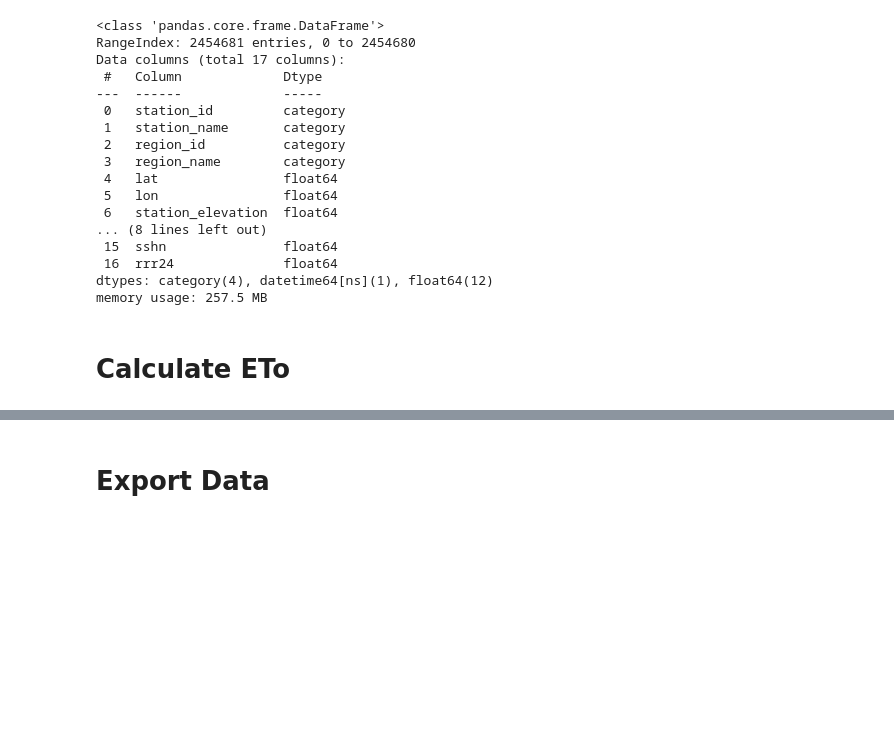
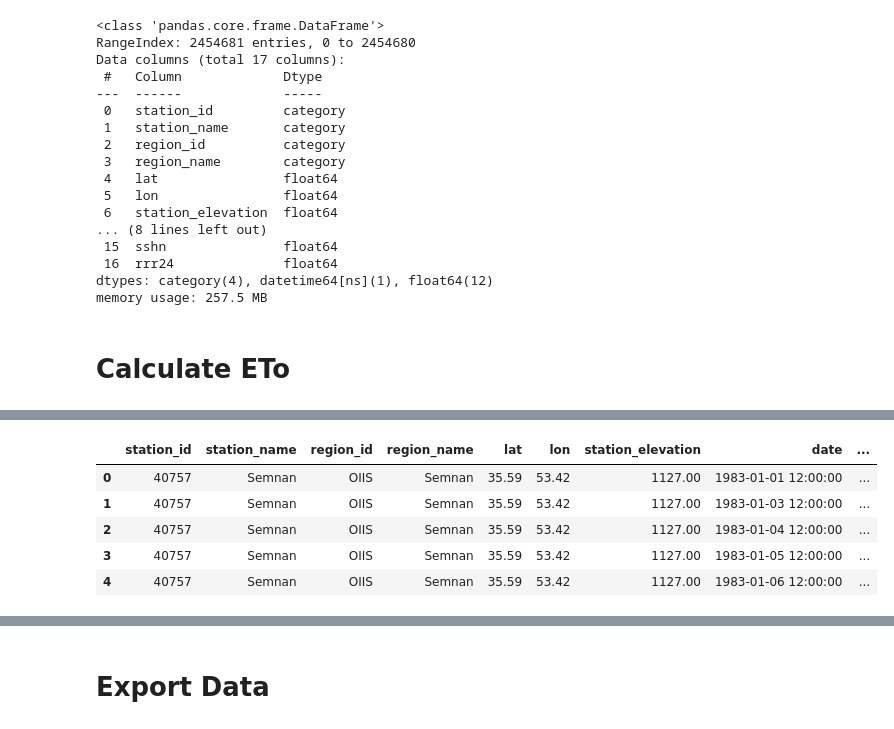
Before and after one commit to shirazialianpooya/panel-data-eto, a Jupyter notebook: src/Python/_02_Calculate_ETo.ipynb, the cells around one changed output, grey strips where cells are left out. Drawn from its saved outputs; the diff is of its cells as text; code cells hidden in the pictures; blank space fills up the shorter version.

```diff
--- a/src/Python/_02_Calculate_ETo.ipynb
+++ b/src/Python/_02_Calculate_ETo.ipynb
@@ -28,7 +28,7 @@ pd.set_option('display.max_colwidth', None)
 # Load Data
 # %%
 # Load Data From Pickle
-with open('../../Data/Data_Iran_1983_2022.pkl', 'rb') as f:
+with open('../../data/Data_Iran_1983_2022.pkl', 'rb') as f:
     data = pickle.load(f)
     logging.info("Data loaded from pickle file.")
 # %% [output]
@@ -57,10 +57,32 @@ memory usage: 257.5 MB
 # Calculate ETo
 # %%
 import pyet
+
 
 def calculate_eto(group):
     print(f"Calculating ETo for station {group.name}")
     group = group.set_index('date').sort_index()
+
+    # --- Variable Checking and Cleaning ---
+    # Remove duplicates
+    group = group[~group.index.duplicated(keep='first')]
+    # Drop rows with missing essential variables
+    required_vars = ['tmax', 'tmin', 'tm', 'umin', 'umax', 'um', 'ffm', 'lat', 'station_elevation', 'sshn']
+    group = group.dropna(subset=required_vars)
+    # Clip or filter out physically impossible values (example thresholds, adjust as needed)
+    group = group[(group['tm'] > -50) & (group['tm'] < 60)]
+    group = group[(group['tmax'] > -50) & (group['tmax'] < 70)]
+    group = group[(group['tmin'] > -60) & (group['tmin'] < 50)]
+    group = group[(group['ffm'] >= 0) & (group['ffm'] < 50)]
+    group = group[(group['umin'] >= 0) & (group['umin'] <= 100)]
+    group = group[(group['umax'] >= 0) & (group['umax'] <= 100)]
+    group = group[(group['um'] >= 0) & (group['um'] <= 100)]
+    group = group[(group['sshn'] >= 0) & (group['sshn'] <= 24)]
+
+    # If group is empty after cleaning, return NaNs
+    if group.empty:
+        return pd.Series(np.nan, index=group.index)
+
     tmean = group['tm']
     wind = group['ffm']
     lat = pyet.utils.deg_to_rad(lat=group['lat'].iloc[0])
@@ -89,9 +111,10 @@ def calculate_eto(group):
     #     print(f"Error with simple method for station {group.name}: {e}")
     #     return pd.Series(np.nan, index=group.index)
 
-data['eto_simple'] = data.groupby(
+
+eto_df = data.groupby(
     ['region_id', 'station_id'],
-    group_keys=False
+    group_keys=True
 ).apply(calculate_eto)
 # %% [output]
 Calculating ETo for station ('ALKK', '40752')
@@ -120,0 +137,18 @@ data
+# %%
+# Join eto_df (with MultiIndex) back to data
+# Reset index to align with data's index if needed
+if isinstance(eto_df.index, pd.MultiIndex):
+    eto_df = eto_df.reset_index()
+    # Merge on region_id, station_id, and date
+    data = pd.merge(data, eto_df, on=['region_id', 'station_id', 'date'], how='left')
+else:
+    data = data.join(eto_df)
+
+data.head()
+# %% [output]
+|  | station_id | station_name | region_id | region_name | lat | lon | station_elevation | date | ... |
+| 0 | 40757 | Semnan | OIIS | Semnan | 35.59 | 53.42 | 1127.00 | 1983-01-01 12:00:00 | ... |
+| 1 | 40757 | Semnan | OIIS | Semnan | 35.59 | 53.42 | 1127.00 | 1983-01-03 12:00:00 | ... |
+| 2 | 40757 | Semnan | OIIS | Semnan | 35.59 | 53.42 | 1127.00 | 1983-01-04 12:00:00 | ... |
+| 3 | 40757 | Semnan | OIIS | Semnan | 35.59 | 53.42 | 1127.00 | 1983-01-05 12:00:00 | ... |
+| 4 | 40757 | Semnan | OIIS | Semnan | 35.59 | 53.42 | 1127.00 | 1983-01-06 12:00:00 | ... |
```
Also changed, not shown: parts of 4 cells of this notebook, 1 other file.
